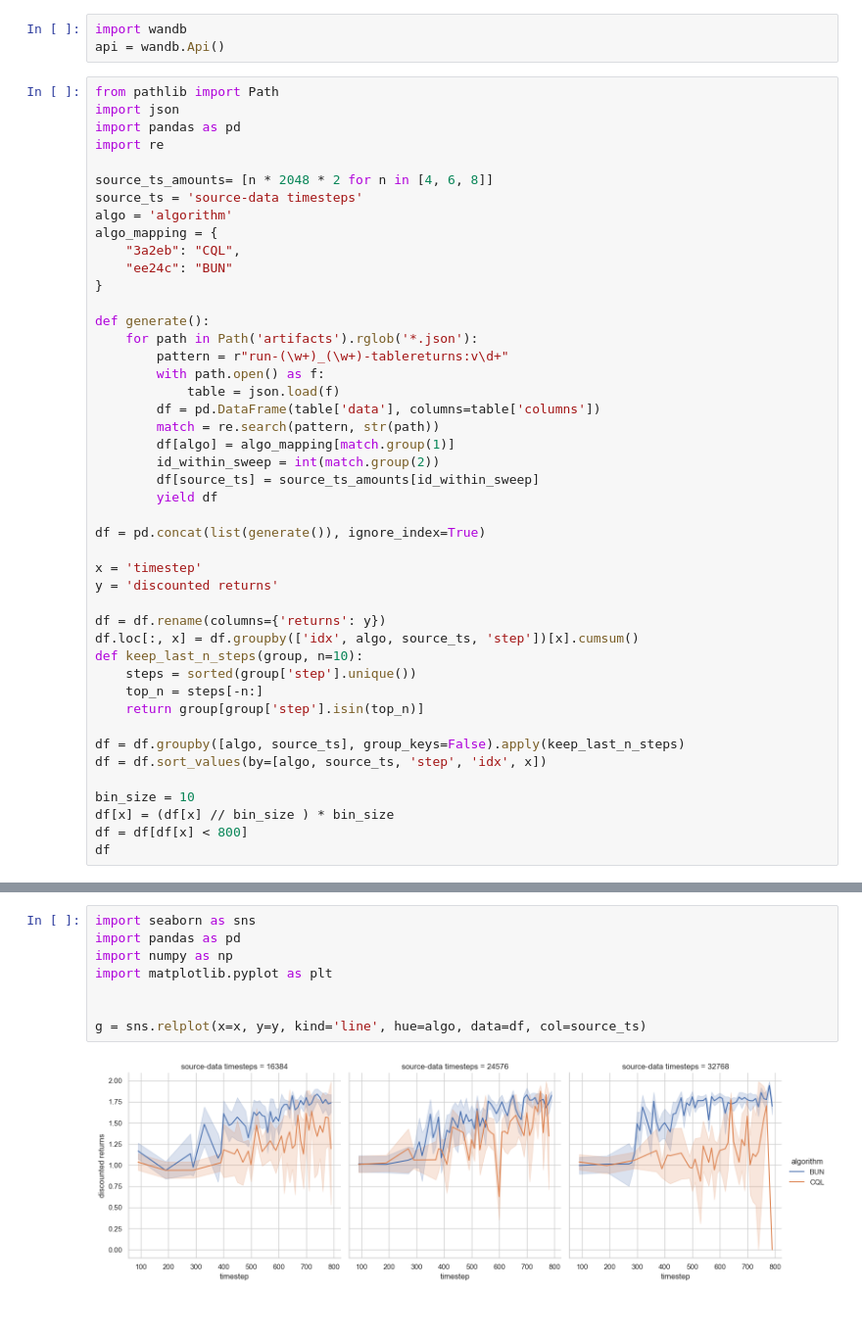
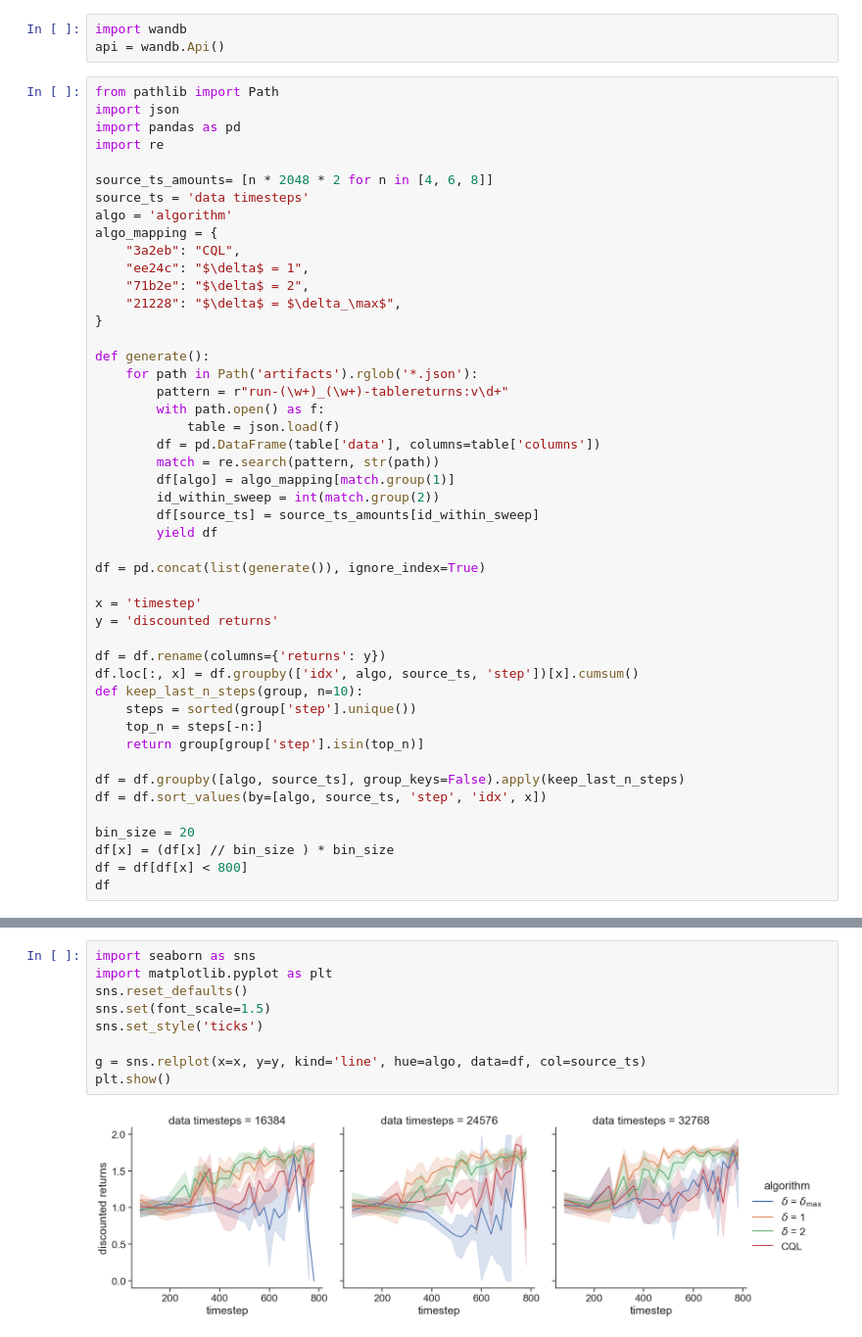
Before and after one commit to ethanabrooks/dissertation, a Jupyter notebook: figures/bellman-update-networks/miniworld.ipynb, the cells around one changed output, grey strips where cells are left out. Shown: that part at 98% size. Drawn from its saved outputs; the diff is of its cells as text.

```diff
--- a/figures/bellman-update-networks/miniworld.ipynb
+++ b/figures/bellman-update-networks/miniworld.ipynb
@@ -8,11 +8,13 @@ import pandas as pd
 import re
 
 source_ts_amounts= [n * 2048 * 2 for n in [4, 6, 8]]
-source_ts = 'source-data timesteps'
+source_ts = 'data timesteps'
 algo = 'algorithm'
 algo_mapping = {
     "3a2eb": "CQL",
-    "ee24c": "BUN"
+    "ee24c": "$\delta$ = 1",
+    "71b2e": "$\delta$ = 2",
+    "21228": "$\delta$ = $\delta_\max$",
 }
 
 def generate():
@@ -42,7 +44,7 @@ def keep_last_n_steps(group, n=10):
 df = df.groupby([algo, source_ts], group_keys=False).apply(keep_last_n_steps)
 df = df.sort_values(by=[algo, source_ts, 'step', 'idx', x])
 
-bin_size = 10
+bin_size = 20
 df[x] = (df[x] // bin_size ) * bin_size
 df = df[df[x] < 800]
 df
@@ -63,10 +65,11 @@ df
 # %%
 import seaborn as sns
-import pandas as pd
-import numpy as np
 import matplotlib.pyplot as plt
-
+sns.reset_defaults()
+sns.set(font_scale=1.5)
+sns.set_style('ticks')
 
 g = sns.relplot(x=x, y=y, kind='line', hue=algo, data=df, col=source_ts)
+plt.show()
 # %% [output]
-[figure, old version]
+[figure, new version]
```
Also changed, not shown: parts of 1 cell of this notebook, 11 other files.
